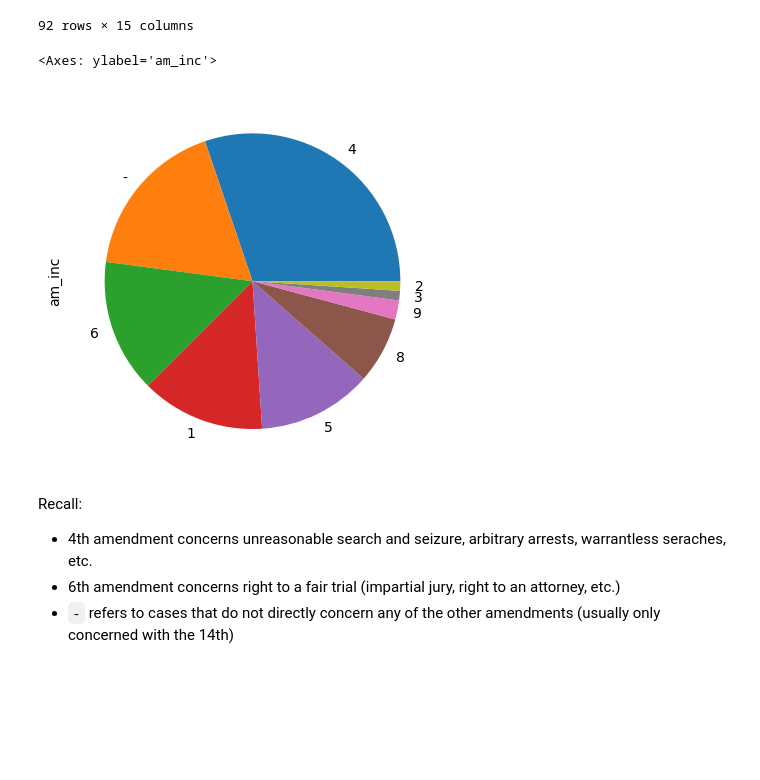
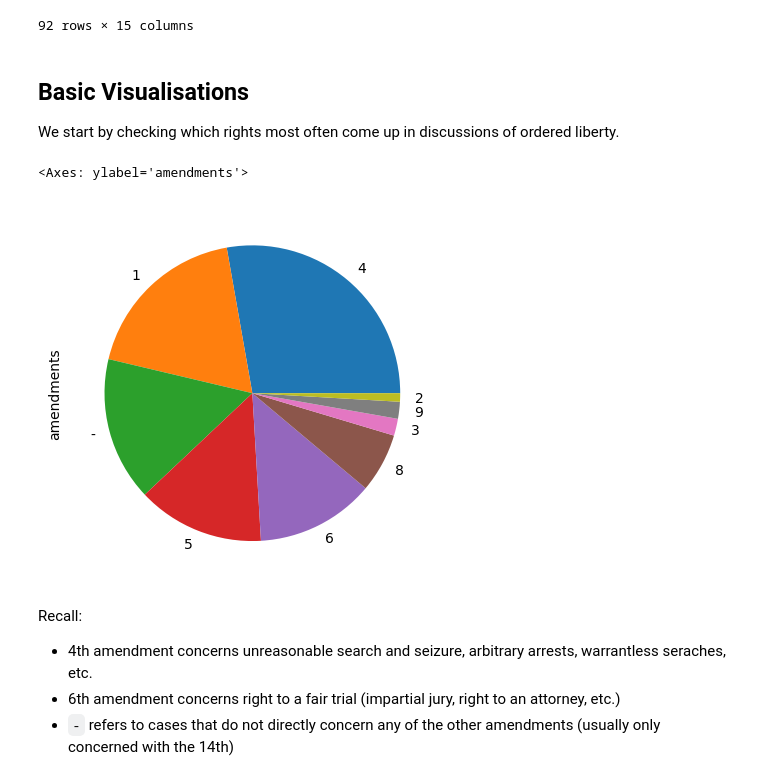
Before and after one commit to Athan13/OrderedLibertyPCS, a Jupyter notebook: right_and_clause.ipynb, the cells around one changed output. Saved outputs shown, nothing was run; the diff lists cells and outputs as text; code cells hidden in the pictures; blank space fills up the shorter version.

Commit message:
add visualisations for includes/proctes and some time stuff

```diff
--- a/right_and_clause.ipynb
+++ b/right_and_clause.ipynb
@@ -22,13 +23,21 @@ ol_df
 | 90 | Dobbs v. Jackson Women's Health C... | 597 U.S. 215 | 2022 | 0 | Kavanaugh | 2 | 1.0 | 4 | - | ... |
 | 91 | Dobbs v. Jackson Women's Health C... | 597 U.S. 215 | 2022 | 0 | Thomas | 2 | 1.0 | 4 | - | ... |
 92 rows × 15 columns
+# %%
+# Create column for combining amendments
+ol_df["amendments"] = ol_df["am_inc"].fillna("") + ", " + ol_df["other_am"].replace({"-":  ""}).fillna("")
+# %% [markdown]
+## Basic Visualisations
+We start by checking which rights most often come up in discussions of ordered liberty.
 # %%
 # Start by simply checking how often each amendment comes up:
-amendments_series = ol_df["am_inc"].replace({"4th": "4", "1st": "1"}).str.split(r"[^0-9|-]*").explode().value_counts(dropna=True).iloc[1:]
+amendments_series = ol_df["amendments"].str.split(r", |,").explode() \
+                                       .replace({"4th": "4", "1st": "1", "1st amendment": "1"}) \
+                                       .value_counts(dropna=True).iloc[1:]
 amendments_series.plot(kind="pie")
 # %% [output]
-<Axes: ylabel='am_inc'>
+<Axes: ylabel='amendments'>
-[figure, old version]
+[figure, new version]
 # %% [markdown]
 Recall:
 - 4th amendment concerns unreasonable search and seizure, arbitrary arrests, warrantless seraches, etc.
```
Also changed, not shown: parts of 9 cells of this notebook.
